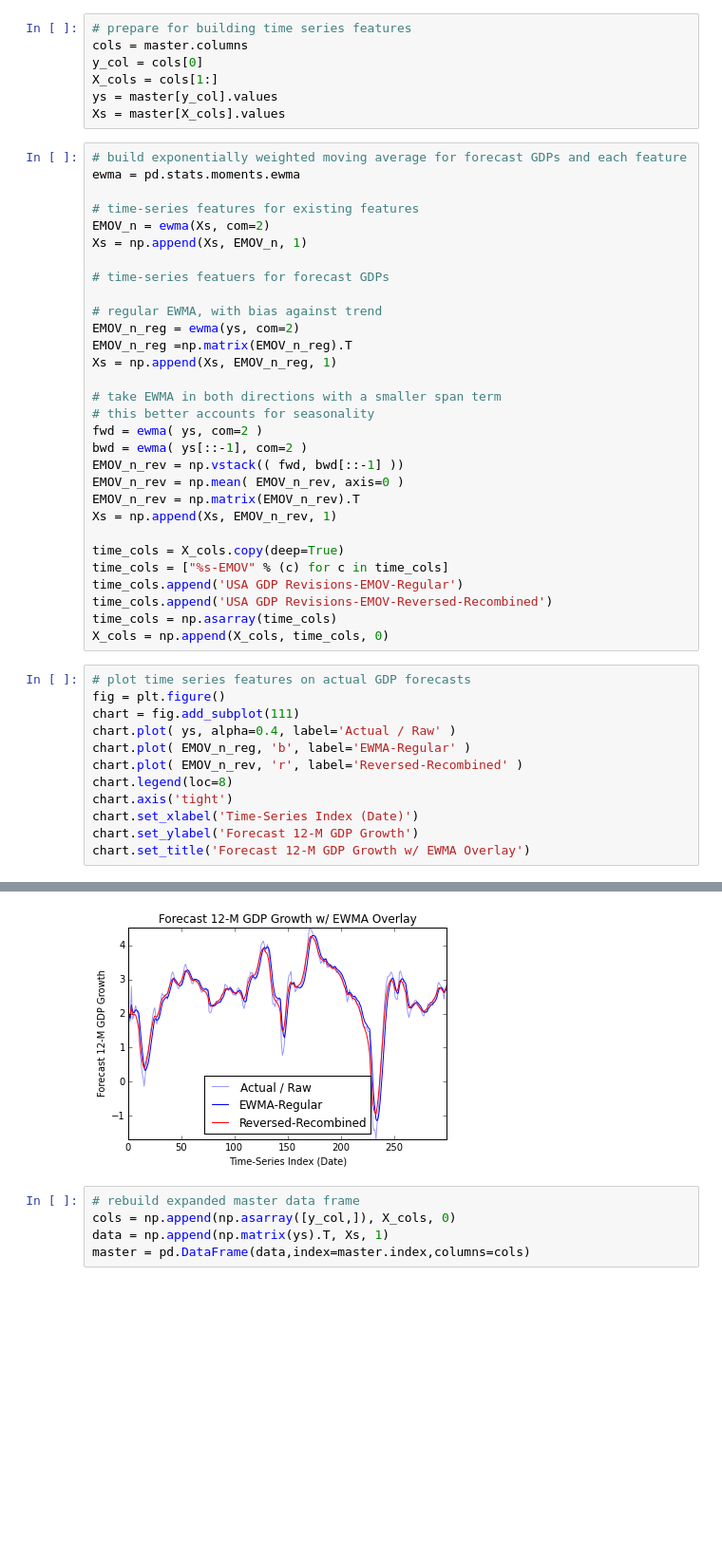
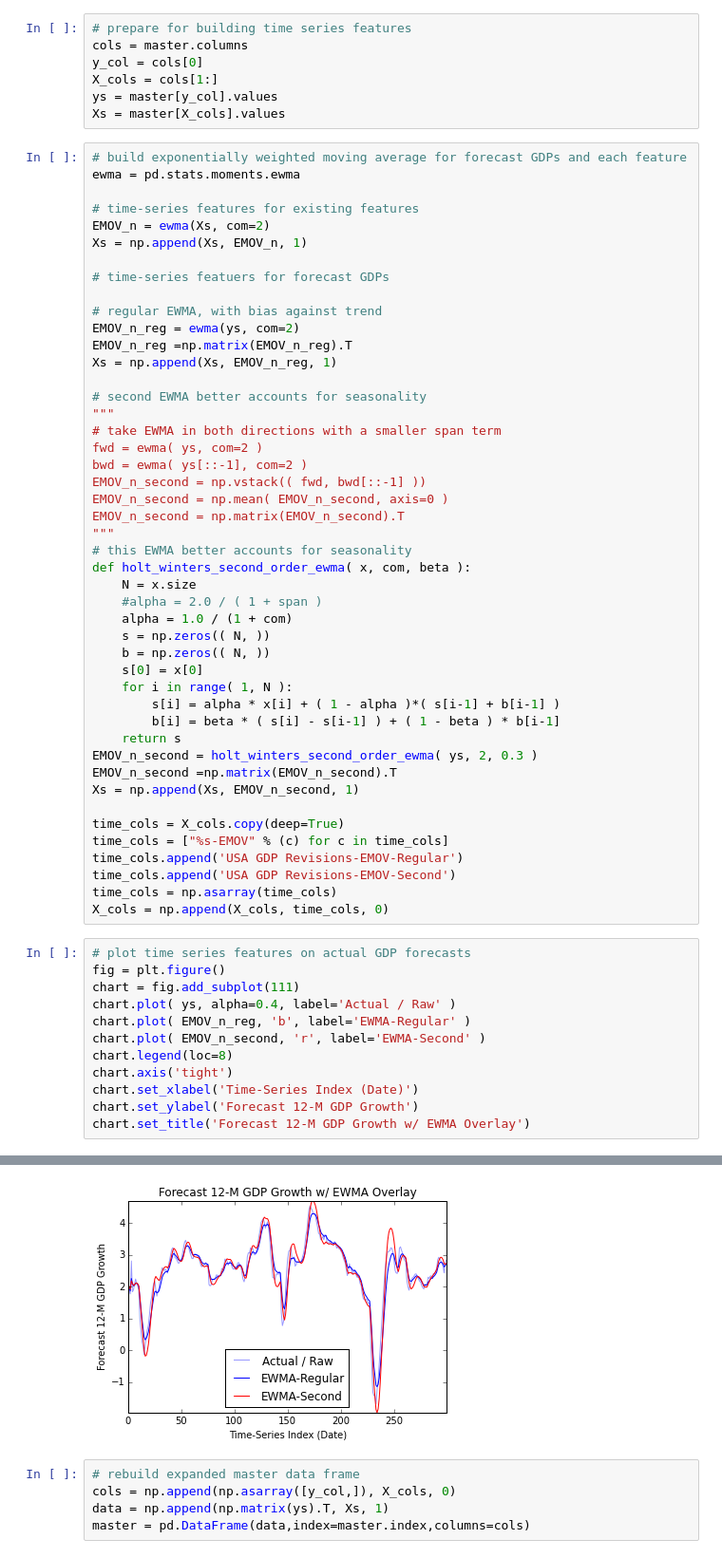
Before and after one commit to rhouck/gdp, a Jupyter notebook: Predict GDP Forecasts.ipynb, the cells around one changed output, grey strips where cells are left out. Shown: that part at 95% size. Drawn from its saved outputs; the diff is of its cells as text; blank space fills up the shorter version.

Commit message:
replaced fwd-bwd EWMA with second-order EWMA

```diff
--- a/Predict GDP Forecasts.ipynb
+++ b/Predict GDP Forecasts.ipynb
@@ -180,36 +180,52 @@ EMOV_n_reg = ewma(ys, com=2)
 EMOV_n_reg =np.matrix(EMOV_n_reg).T
 Xs = np.append(Xs, EMOV_n_reg, 1)
 
+# second EWMA better accounts for seasonality
+"""
 # take EWMA in both directions with a smaller span term
-# this better accounts for seasonality
 fwd = ewma( ys, com=2 )
 bwd = ewma( ys[::-1], com=2 )
-EMOV_n_rev = np.vstack(( fwd, bwd[::-1] ))
-EMOV_n_rev = np.mean( EMOV_n_rev, axis=0 )
-EMOV_n_rev = np.matrix(EMOV_n_rev).T
-Xs = np.append(Xs, EMOV_n_rev, 1)
+EMOV_n_second = np.vstack(( fwd, bwd[::-1] ))
+EMOV_n_second = np.mean( EMOV_n_second, axis=0 )
+EMOV_n_second = np.matrix(EMOV_n_second).T
+"""
+# this EWMA better accounts for seasonality
+def holt_winters_second_order_ewma( x, com, beta ):
+    N = x.size
+    #alpha = 2.0 / ( 1 + span )
+    alpha = 1.0 / (1 + com)
+    s = np.zeros(( N, ))
+    b = np.zeros(( N, ))
+    s[0] = x[0]
+    for i in range( 1, N ):
+        s[i] = alpha * x[i] + ( 1 - alpha )*( s[i-1] + b[i-1] )
+        b[i] = beta * ( s[i] - s[i-1] ) + ( 1 - beta ) * b[i-1]
+    return s
+EMOV_n_second = holt_winters_second_order_ewma( ys, 2, 0.3 )
+EMOV_n_second =np.matrix(EMOV_n_second).T
+Xs = np.append(Xs, EMOV_n_second, 1)
 
 time_cols = X_cols.copy(deep=True)
 time_cols = ["%s-EMOV" % (c) for c in time_cols]
 time_cols.append('USA GDP Revisions-EMOV-Regular')
-time_cols.append('USA GDP Revisions-EMOV-Reversed-Recombined')
+time_cols.append('USA GDP Revisions-EMOV-Second')
 time_cols = np.asarray(time_cols)
 X_cols = np.append(X_cols, time_cols, 0)
 # %%
 # plot time series features on actual GDP forecasts
 fig = plt.figure()
 chart = fig.add_subplot(111)
 chart.plot( ys, alpha=0.4, label='Actual / Raw' )
 chart.plot( EMOV_n_reg, 'b', label='EWMA-Regular' )
-chart.plot( EMOV_n_rev, 'r', label='Reversed-Recombined' )
+chart.plot( EMOV_n_second, 'r', label='EWMA-Second' )
 chart.legend(loc=8)
 chart.axis('tight')
 chart.set_xlabel('Time-Series Index (Date)')
 chart.set_ylabel('Forecast 12-M GDP Growth')
 chart.set_title('Forecast 12-M GDP Growth w/ EWMA Overlay')
 # %% [output]
 <matplotlib.text.Text at 0x...>
-[figure, old version]
+[figure, new version]
 # %%
 # rebuild expanded master data frame
 cols = np.append(np.asarray([y_col,]), X_cols, 0)
```
Also changed, not shown: parts of 24 cells of this notebook, 1 other file.
